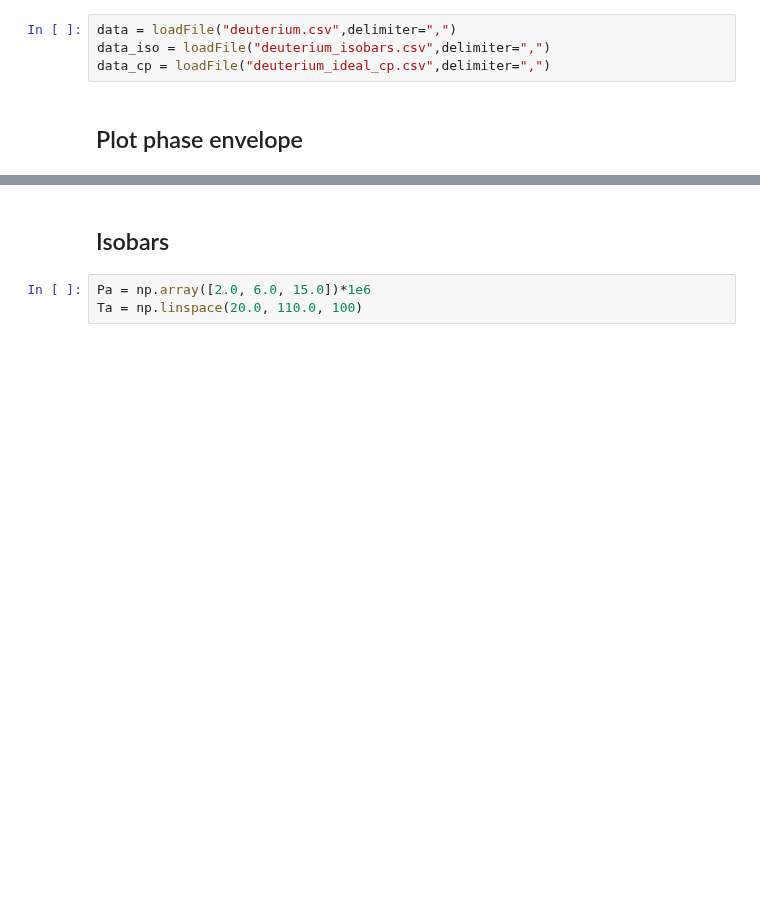
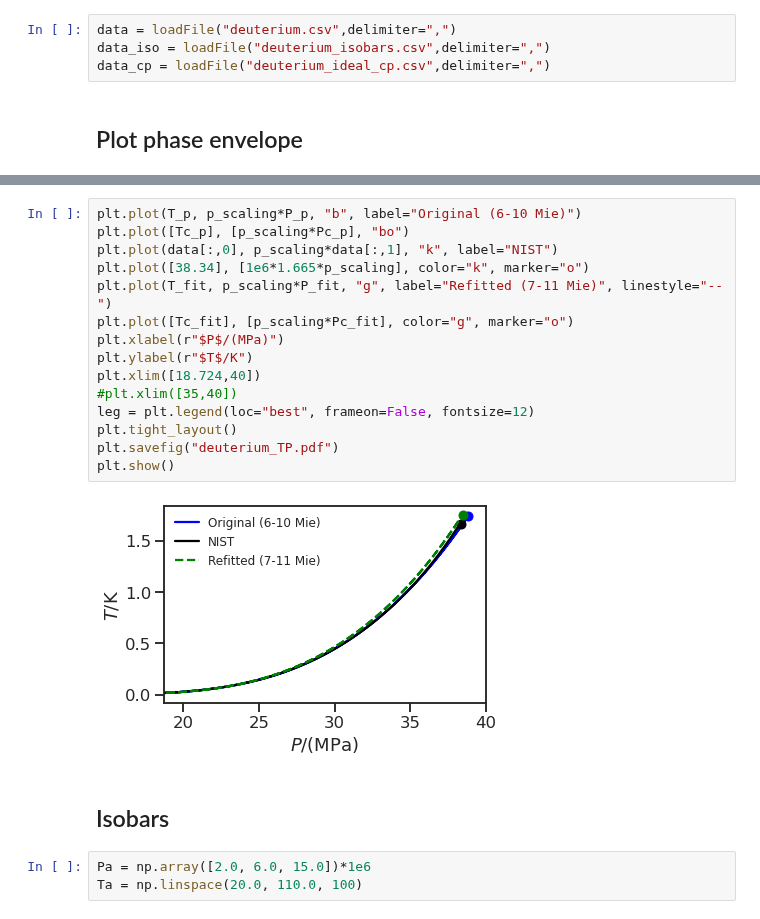
Before and after one commit to thermotools/thermopack, a Jupyter notebook: addon/pyExamples/notebooks/saftvrqmie_deuterium.ipynb, the cells around one changed output, grey strips where cells are left out. Cells and saved outputs as stored; diff of their text form; blank space fills up the shorter version.

```diff
--- a/addon/pyExamples/notebooks/saftvrqmie_deuterium.ipynb
+++ b/addon/pyExamples/notebooks/saftvrqmie_deuterium.ipynb
@@ -67,3 +88,20 @@ plt.show()
+# %%
+plt.plot(T_p, p_scaling*P_p, "b", label="Original (6-10 Mie)")
+plt.plot([Tc_p], [p_scaling*Pc_p], "bo")
+plt.plot(data[:,0], p_scaling*data[:,1], "k", label="NIST")
+plt.plot([38.34], [1e6*1.665*p_scaling], color="k", marker="o")
+plt.plot(T_fit, p_scaling*P_fit, "g", label="Refitted (7-11 Mie)", linestyle="--")
+plt.plot([Tc_fit], [p_scaling*Pc_fit], color="g", marker="o")
+plt.xlabel(r"$P$/(MPa)")
+plt.ylabel(r"$T$/K")
+plt.xlim([18.724,40])
+#plt.xlim([35,40])
+leg = plt.legend(loc="best", frameon=False, fontsize=12)
+plt.tight_layout()
+plt.savefig("deuterium_TP.pdf")
+plt.show()
+# %% [output]
+[figure, added]
 # %% [markdown]
 ## Isobars
 # %%
```
Also changed, not shown: parts of 3 cells of this notebook, 1 other file.
